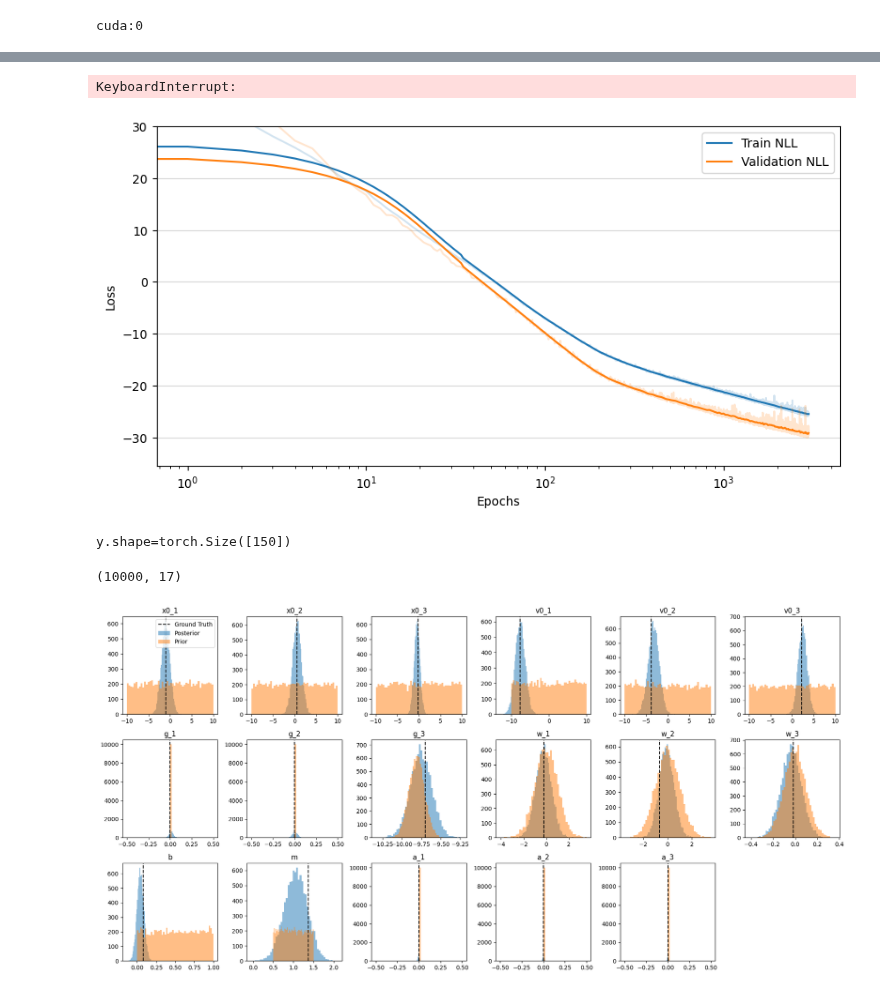
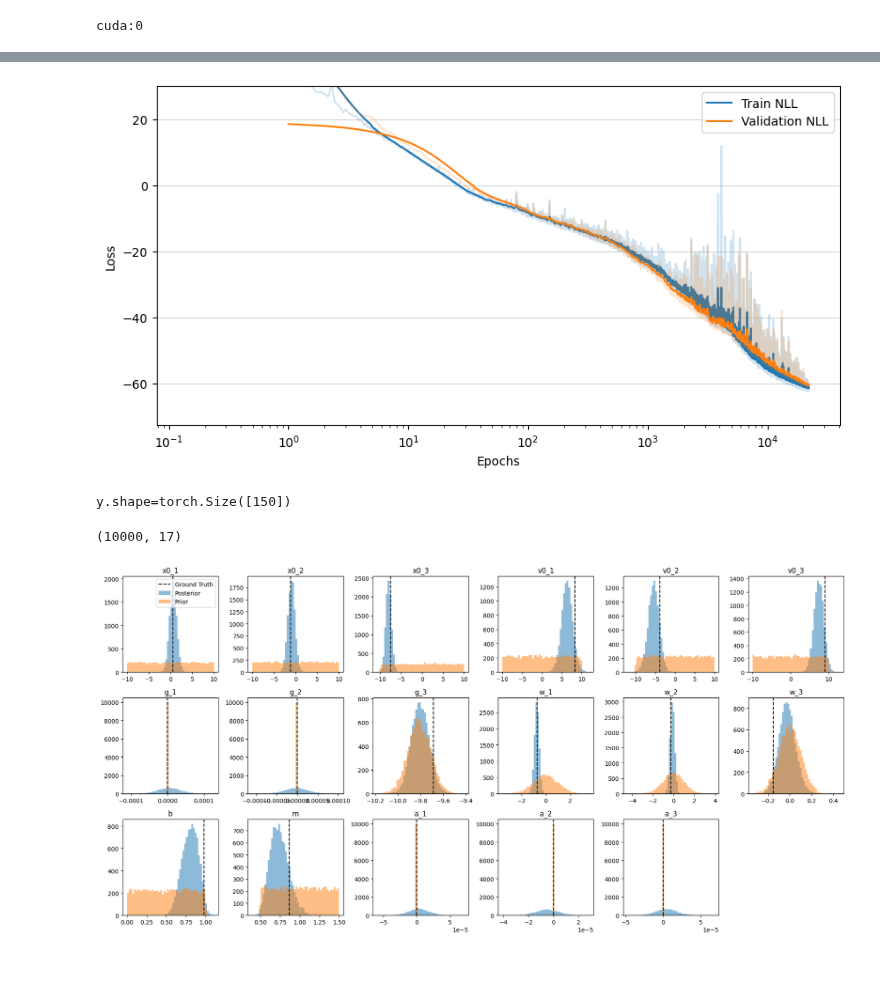
Before and after one commit to psaegert/bcnf, a Jupyter notebook: experimental/test_training.ipynb, the cells around one changed output, grey strips where cells are left out. Cells and saved outputs as stored; diff of their text form; code cells hidden in the pictures; blank space fills up the shorter version.

Commit message:
Find good parameters

```diff
--- a/experimental/test_training.ipynb
+++ b/experimental/test_training.ipynb
@@ -25,15 +18,8 @@ a_pdf = lambda size: np.random.uniform(0, 0, size=size)
 # %%
 X, y = get_data(
-    x0_pdf=x0_pdf,
-    v0_pdf=v0_pdf,
-    g_pdf=g_pdf,
-    w_pdf=w_pdf,
-    b_pdf=b_pdf,
-    m_pdf=m_pdf,
-    a_pdf=a_pdf,
     T=5.0,
     dt=0.1,
-    N=10_00,
+    N=2_000,
     break_on_impact=False
 )
 
@@ -105,0 +54,22 @@ y_val_tensor.shape=torch.Size([200, 17])
+# %%
+condition_size = 1024
+# %%
+feature_network = FullyConnectedFeatureNetwork(
+    input_size=X_train_tensor.shape[1],
+    hidden_sizes=[1024] * 5,
+    output_size=condition_size,
+    dropout=0.5,
+).to(device)
+# %%
+cnf = CondRealNVP(
+    size=y_train.shape[1],
+    hidden_size=128,
+    n_blocks=32,
+    n_conditions=condition_size,
+    act_norm=True,
+    feature_network=feature_network).to(device)
+
+optimizer = torch.optim.Adam(cnf.parameters(), lr=1e-4)
+lr_scheduler = torch.optim.lr_scheduler.ReduceLROnPlateau(
+    optimizer, mode='min', factor=0.8, patience=200
+)
@@ -106,23 +78,32 @@ y_val_tensor.shape=torch.Size([200, 17])
 # %%
-loss_history = train_CondRealNVP(
+train_CondRealNVP(
     model=cnf,
     optimizer=optimizer,
+    lr_scheduler=lr_scheduler,
     X_train=X_train_tensor,
     y_train=y_train_tensor,
     X_val=X_val_tensor,
     y_val=y_val_tensor,
-    n_epochs=3000,
-    batch_size=512);
+    n_epochs=30_000,
+    val_loss_patience=500,
+    val_loss_tolerance=1e-4,
+    batch_size=256,
+    loss_history=loss_history
+);
-# %% [output]
-KeyboardInterrupt:
 # %%
 fig, ax = plt.subplots(1, 1, figsize=(10, 5))
 
-ax.plot(loss_history['train'], alpha=0.2, color='C0')
-ax.plot(partconv1d(np.array(loss_history['train']), kernel=get_gaussian_kernel(sigma=10)), label='Train NLL', color='C0')
+epochs = np.array([e for e, _ in loss_history['train']])
+losses = np.array([l for _, l in loss_history['train']])
 
-ax.plot(loss_history['val'], alpha=0.2, color='C1')
-ax.plot(partconv1d(np.array(loss_history['val']), kernel=get_gaussian_kernel(sigma=10)), label='Validation NLL', color='C1')
+ax.plot(epochs, losses, alpha=0.2, color='C0')
+ax.plot(epochs, partconv1d(losses, kernel=get_gaussian_kernel(sigma=10)), label='Train NLL', color='C0')
+
+epochs = np.array([e for e, _ in loss_history['val']])
+losses = np.array([l for _, l in loss_history['val']])
+
+ax.plot(epochs, losses, alpha=0.2, color='C1')
+ax.plot(epochs, partconv1d(losses, kernel=get_gaussian_kernel(sigma=10)), label='Validation NLL', color='C1')
 
 ax.set_xlabel('Epochs')
 ax.set_ylabel('Loss')
@@ -133,7 +114,7 @@ ax.grid(axis='y', alpha=0.5)
 
 ax.legend();
 # %% [output]
-[figure, old version]
+[figure, new version]
 # %%
 cnf.eval();
 # %%
@@ -158,22 +147,24 @@ y_prior = np.column_stack([
 # %%
 COLS = 6
 ROWS = np.ceil(y_hat.shape[1] / COLS).astype(int)
 
 fig, ax = plt.subplots(ROWS, COLS, figsize=(COLS * 3, ROWS * 3))
 
 for i, name in zip(range(y_hat.shape[1]), ['x0_1', 'x0_2', 'x0_3', 'v0_1', 'v0_2', 'v0_3', 'g_1', 'g_2', 'g_3', 'w_1', 'w_2', 'w_3', 'b', 'm', 'a_1', 'a_2', 'a_3']):
+    vmin = np.min([y_hat[:, i], y_prior[:, i]])
+    vmax = np.max([y_hat[:, i], y_prior[:, i]])
     ax.flatten()[i].axvline(y_val_tensor[0, i].cpu().detach().numpy(), color='k', linestyle='--', label='Ground Truth')
-    ax.flatten()[i].hist(y_hat[:, i], bins=50, alpha=0.5, color='C0', label='Posterior')
+    ax.flatten()[i].hist(y_hat[:, i], alpha=0.5, color='C0', label='Posterior', bins=50, range=(vmin, vmax))
     ax.flatten()[i].set_title(name)
 
     # Show the prior
-    ax.flatten()[i].hist(y_prior[:, i], bins=50, alpha=0.5, color='C1', label='Prior')
+    ax.flatten()[i].hist(y_prior[:, i], alpha=0.5, color='C1', label='Prior', bins=50, range=(vmin, vmax))
 
 for i in range(y_hat.shape[1], COLS * ROWS):
     ax.flatten()[i].axis('off')
 
 ax[0, 0].legend()
 
 fig.tight_layout();
 # %% [output]
-[figure, old version]
+[figure, new version]
```
Also changed, not shown: parts of 9 cells of this notebook, 4 other files.
